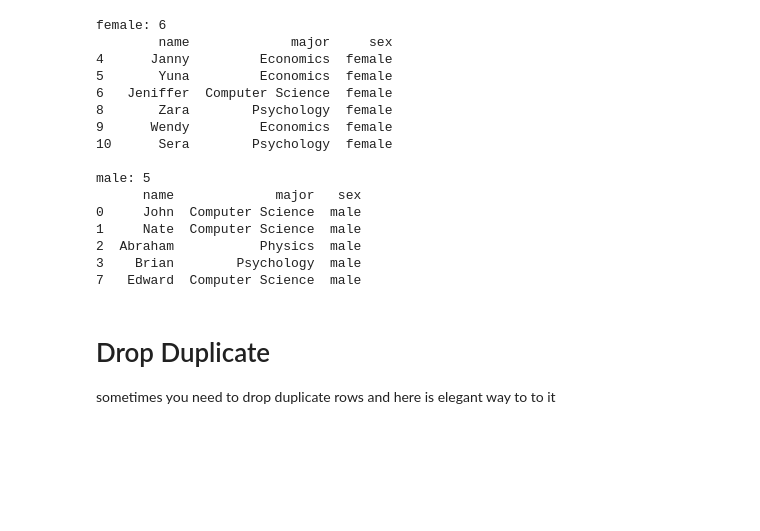
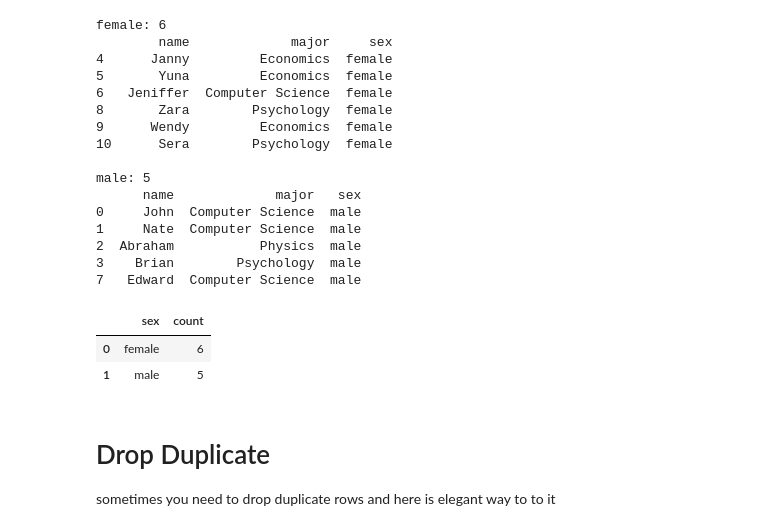
Before and after one commit to minsuk-heo/pandas, a Jupyter notebook: Pandas_Cheatsheet.ipynb, the cells around one changed output. Saved outputs shown, nothing was run; the diff lists cells and outputs as text; code cells hidden in the pictures; blank space fills up the shorter version.

```diff
--- a/Pandas_Cheatsheet.ipynb
+++ b/Pandas_Cheatsheet.ipynb
@@ -801,6 +812,13 @@ male: 5
 2  Abraham           Physics  male
 3    Brian        Psychology  male
 7   Edward  Computer Science  male
+# %%
+df_sex_cnt = pd.DataFrame({'count' : groupby_sex.size()}).reset_index()
+df_sex_cnt
+# %% [output]
+|  | sex | count |
+| 0 | female | 6 |
+| 1 | male | 5 |
 # %% [markdown]
 # Drop Duplicate
 sometimes you need to drop duplicate rows and here is elegant way to to it
```
Also changed, not shown: parts of 2 cells of this notebook.
